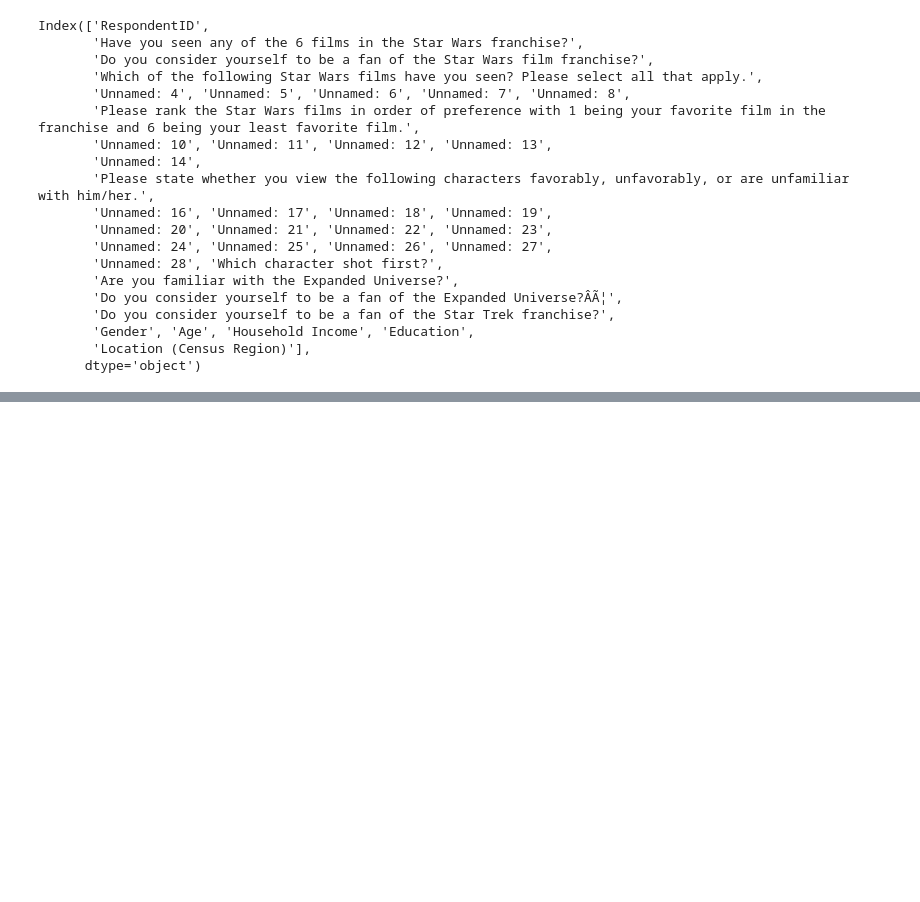
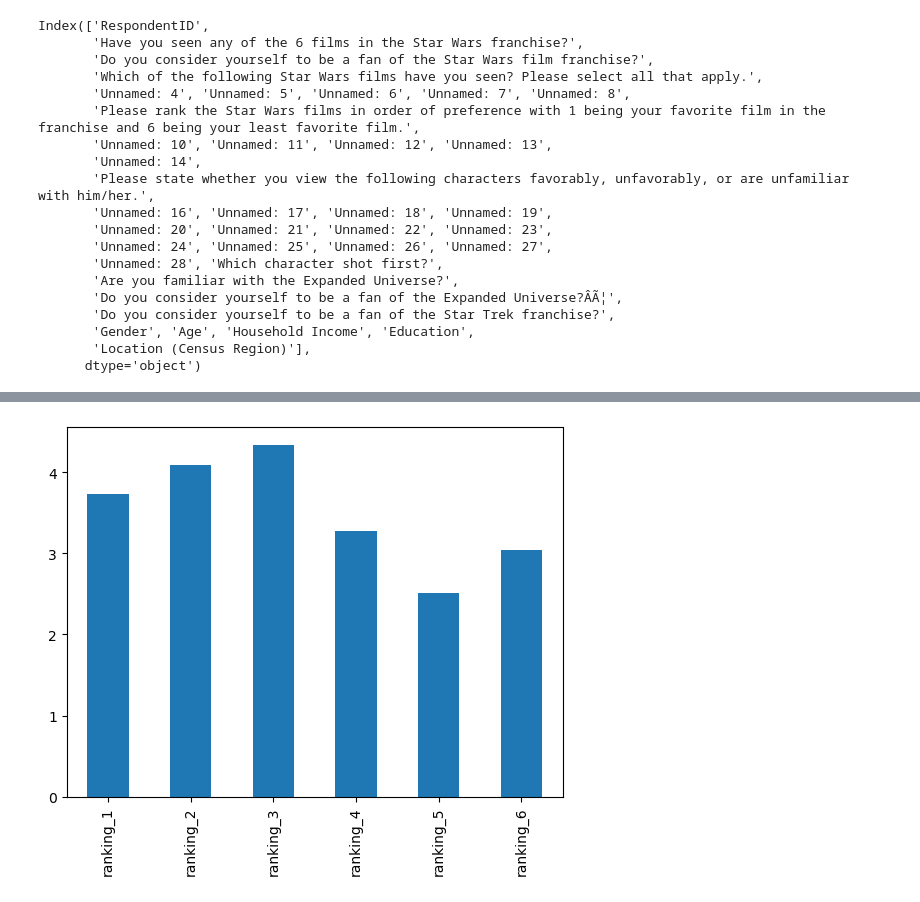
Before and after one commit to rabobahago/data_analytics_projects, a Jupyter notebook: star_wars_survey/main.ipynb, the cells around one changed output, grey strips where cells are left out. Cells and saved outputs as stored; diff of their text form; code cells hidden in the pictures; blank space fills up the shorter version.

Commit message:
cleaning the ranking column added

```diff
--- a/star_wars_survey/main.ipynb
+++ b/star_wars_survey/main.ipynb
@@ -47,0 +60,9 @@ Index(['RespondentID',
+# %%
+
+yes_no = {
+    "Yes": True,
+    "No": False
+}
+
+star_wars['Have you seen any of the 6 films in the Star Wars franchise?'] = star_wars['Have you seen any of the 6 films in the Star Wars franchise?'].map(yes_no)
+star_wars['Have you seen any of the 6 films in the Star Wars franchise?'].head()
@@ -47,0 +76,3 @@ Index(['RespondentID',
+# %%
+star_wars['Do you consider yourself to be a fan of the Star Wars film franchise?'] = star_wars['Do you consider yourself to be a fan of the Star Wars film franchise?'].map(yes_no)
+star_wars['Do you consider yourself to be a fan of the Star Wars film franchise?'].head()
@@ -47,0 +98,18 @@ Index(['RespondentID',
+# %%
+import numpy as np
+
+map_names = {
+    'Star Wars: Episode I  The Phantom Menace' : True,
+    'Star Wars: Episode II  Attack of the Clones': True,
+    'Star Wars: Episode III  Revenge of the Sith': True,
+    'Star Wars: Episode IV  A New Hope': True,
+    'Star Wars: Episode V The Empire Strikes Back': True,
+    'Star Wars: Episode VI Return of the Jedi': True,
+    np.nan: False
+}
+
+for col in star_wars.columns[3:9]:
+    star_wars[col] = star_wars[col].map(map_names)
+
+star_wars = star_wars.rename(columns={star_wars.columns[3]: "seen_1", star_wars.columns[4]: "seen_2", star_wars.columns[5]: "seen_3", star_wars.columns[6]: "seen_4", star_wars.columns[7]: "seen_5", star_wars.columns[8]: "seen_6"})
+star_wars.head()
@@ -47,0 +126,9 @@ Index(['RespondentID',
+# %%
+star_wars[star_wars.columns[9:15]] = star_wars[star_wars.columns[9:15]].astype(float)
+star_wars = star_wars.rename(columns={star_wars.columns[9]: "ranking_1",
+                                      star_wars.columns[10]: "ranking_2",
+                                      star_wars.columns[11]: "ranking_3",
+                                      star_wars.columns[12]: "ranking_4",
+                                      star_wars.columns[13]: "ranking_5",
+                                      star_wars.columns[14]: "ranking_6"
+                                     })
@@ -47,0 +145,5 @@ Index(['RespondentID',
+# %%
+%matplotlib inline
+star_wars[star_wars.columns[9:15]].mean().plot.bar();
+# %% [output]
+[figure, added]
```
Also changed, not shown: parts of 11 cells of this notebook.
